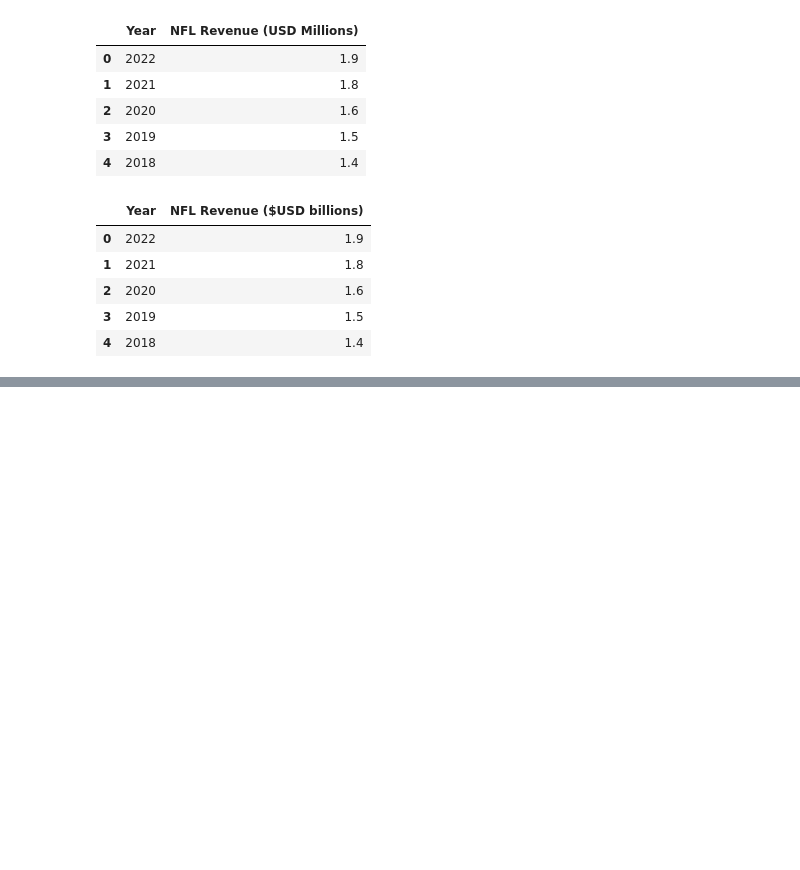
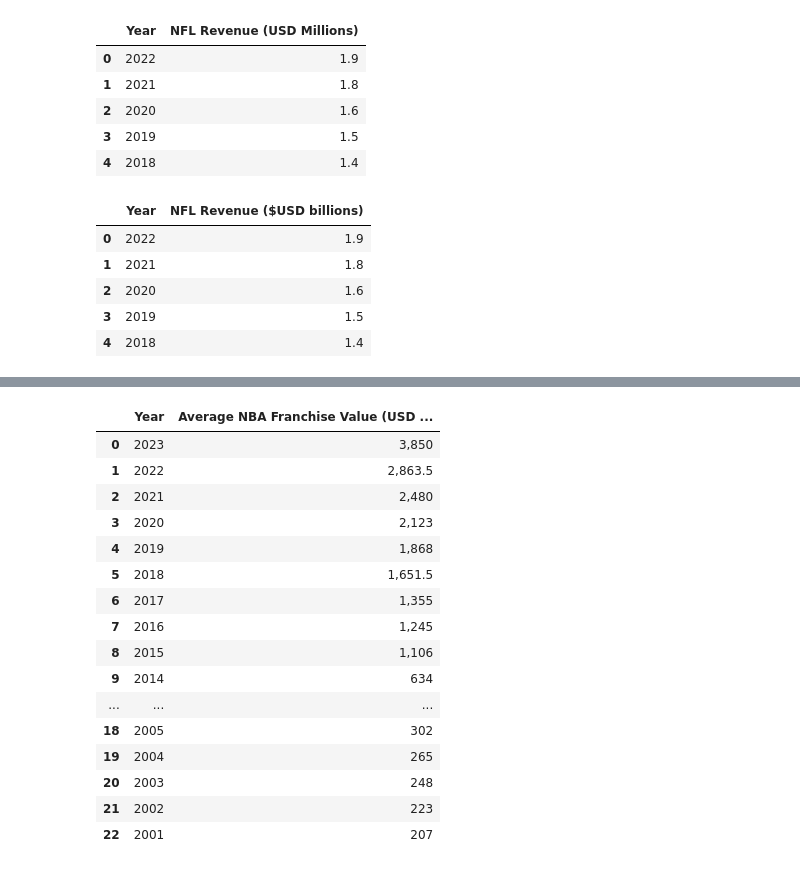
Before and after one commit to JP-Butler/Pro_Sports_Salary_Analysis, a Jupyter notebook: notebooks/MVP2_cleaning.ipynb, the cells around one changed output, grey strips where cells are left out. Cells and saved outputs as stored; diff of their text form; code cells hidden in the pictures; blank space fills up the shorter version.

Commit message:
"adding cleaned nba data (subject to final review"

```diff
--- a/notebooks/MVP2_cleaning.ipynb
+++ b/notebooks/MVP2_cleaning.ipynb
@@ -113,0 +129,9 @@ nfl_revenue_df.head()
+# %%
+# Load in NBA franchise value csv
+data = '../data/raw/MVP2/nba_franchise_values.csv'
+nba_franchise_data = pd.read_csv(data)
+
+# create DataFrame from data
+nba_franchise_df = pd.DataFrame(nba_franchise_data)
+# Show DF's first 5 rows
+nba_franchise_df.head()
@@ -113,0 +145,21 @@ nfl_revenue_df.head()
+# %%
+# Review full DataFrame
+nba_franchise_df
+# %% [output]
+|  | Year | Average NBA Franchise Value (USD ... |
+| 0 | 2023 | 3,850 |
+| 1 | 2022 | 2,863.5 |
+| 2 | 2021 | 2,480 |
+| 3 | 2020 | 2,123 |
+| 4 | 2019 | 1,868 |
+| 5 | 2018 | 1,651.5 |
+| 6 | 2017 | 1,355 |
+| 7 | 2016 | 1,245 |
+| 8 | 2015 | 1,106 |
+| 9 | 2014 | 634 |
+| ... | ... | ... |
+| 18 | 2005 | 302 |
+| 19 | 2004 | 265 |
+| 20 | 2003 | 248 |
+| 21 | 2002 | 223 |
+| 22 | 2001 | 207 |
```
Also changed, not shown: parts of 13 cells of this notebook, 1 other file.
